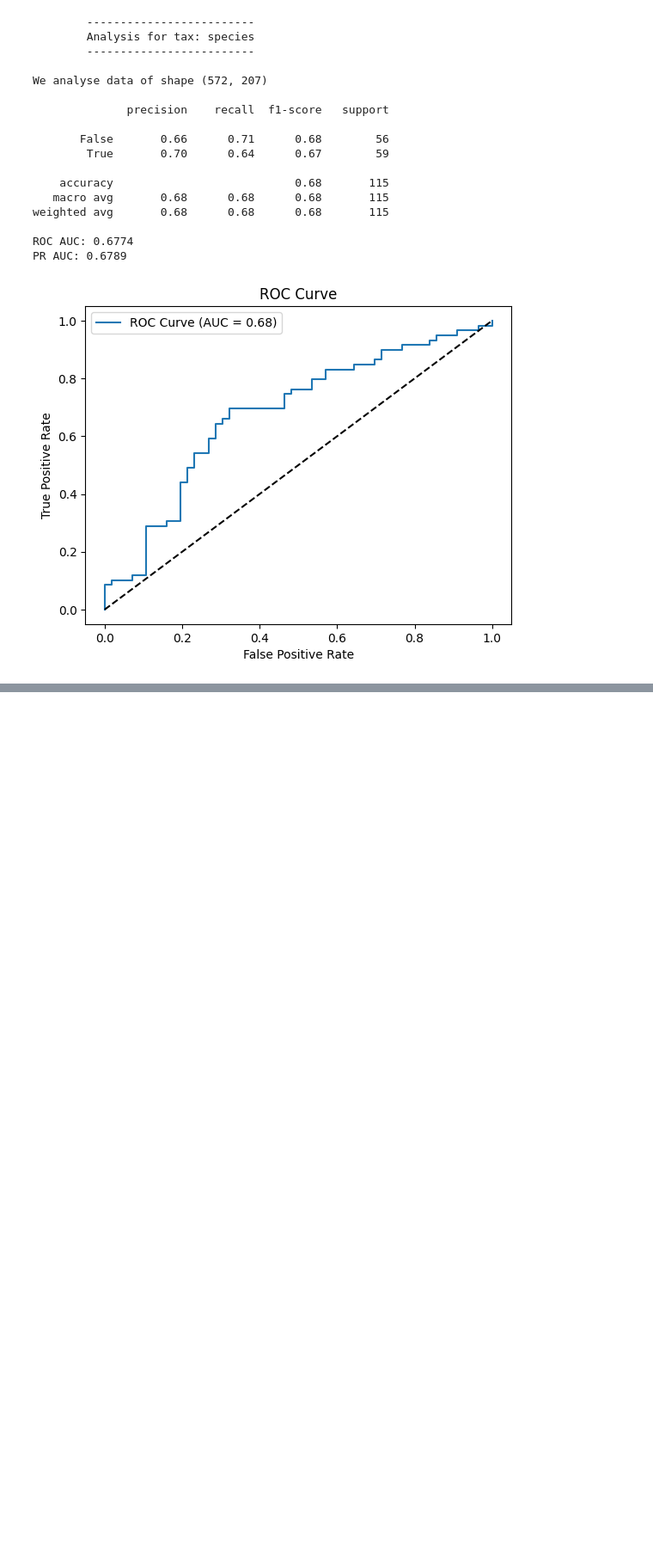
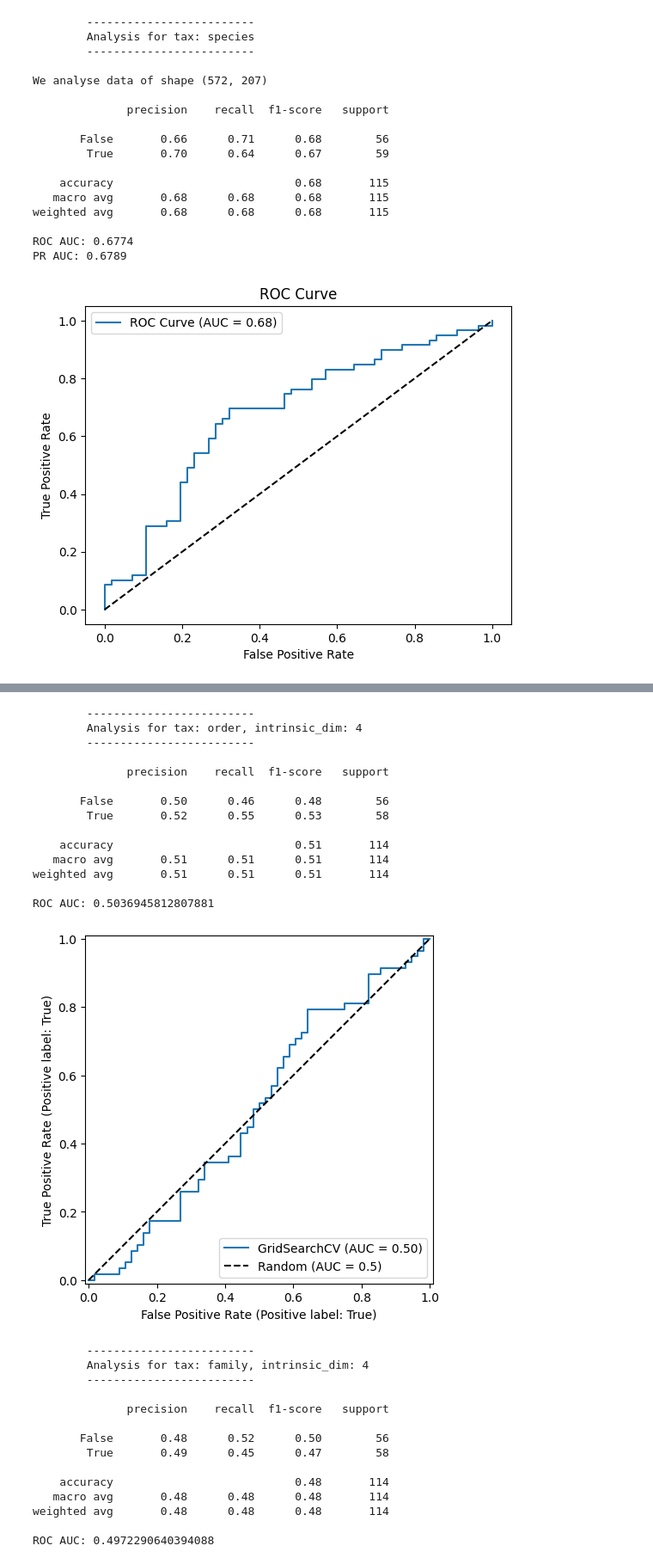
Before and after one commit to aadenisova/shortgun, a Jupyter notebook: analysis/Diabetes_model.ipynb, the cells around one changed output, grey strips where cells are left out. Shown at 86% size. Saved outputs shown, nothing was run; the diff lists cells and outputs as text; code cells hidden in the pictures; blank space fills up the shorter version.

Commit message:
feat: dim reduction with Isomap

```diff
--- a/analysis/Diabetes_model.ipynb
+++ b/analysis/Diabetes_model.ipynb
@@ -188,0 +338,45 @@ PR AUC: 0.6789
+# %%
+for tax in tax_levels:
+   intrinsic_dim = intrinsic_dims[f"abundance_{tax}"]
+
+   print(
+        f"""
+        -------------------------
+        Analysis for tax: {tax}, intrinsic_dim: {intrinsic_dim}
+        -------------------------
+        """
+    )
+
+   X_train, X_test, y_train, y_test = get_scaled_data(tax, anketa_diseases = X_balanced, data_orig=data_pca)
+   X_train_iso, X_test_iso = get_Isomap_transformation(X_train, X_test, intrinsic_dim)
+   get_log_reg(X_train_iso, X_test_iso, y_train, y_test)
+# %% [output]
+        -------------------------
+        Analysis for tax: order, intrinsic_dim: 4
+        -------------------------
+
+              precision    recall  f1-score   support
+
+       False       0.50      0.46      0.48        56
+        True       0.52      0.55      0.53        58
+
+    accuracy                           0.51       114
+   macro avg       0.51      0.51      0.51       114
+weighted avg       0.51      0.51      0.51       114
+
+ROC AUC: 0.5036945812807881
+[figure, added]
+        -------------------------
+        Analysis for tax: family, intrinsic_dim: 4
+        -------------------------
+
+              precision    recall  f1-score   support
+
+       False       0.48      0.52      0.50        56
+        True       0.49      0.45      0.47        58
+
+    accuracy                           0.48       114
+   macro avg       0.48      0.48      0.48       114
+weighted avg       0.48      0.48      0.48       114
+
+ROC AUC: 0.4972290640394088
```
Also changed, not shown: parts of 5 cells of this notebook.
